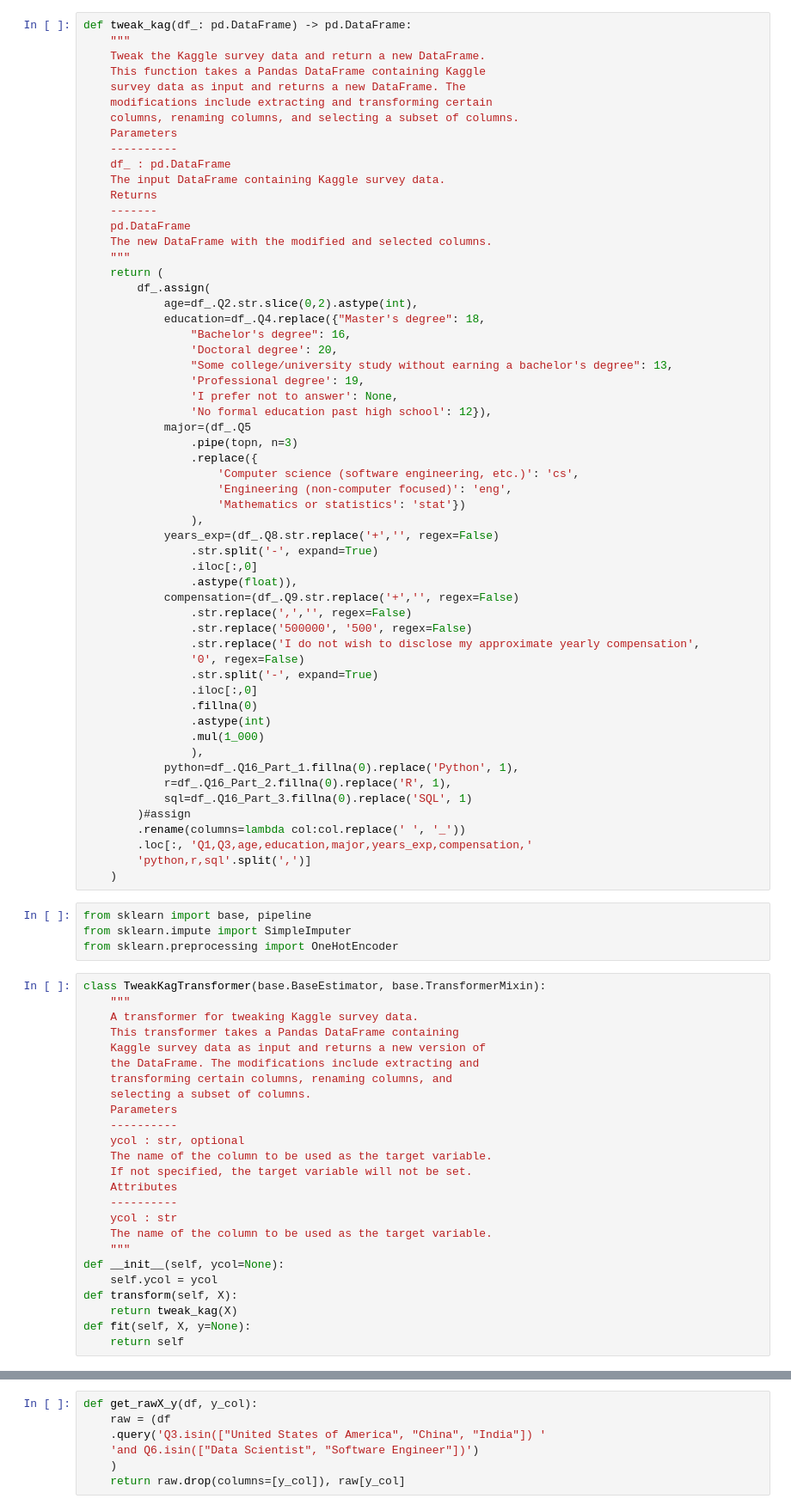
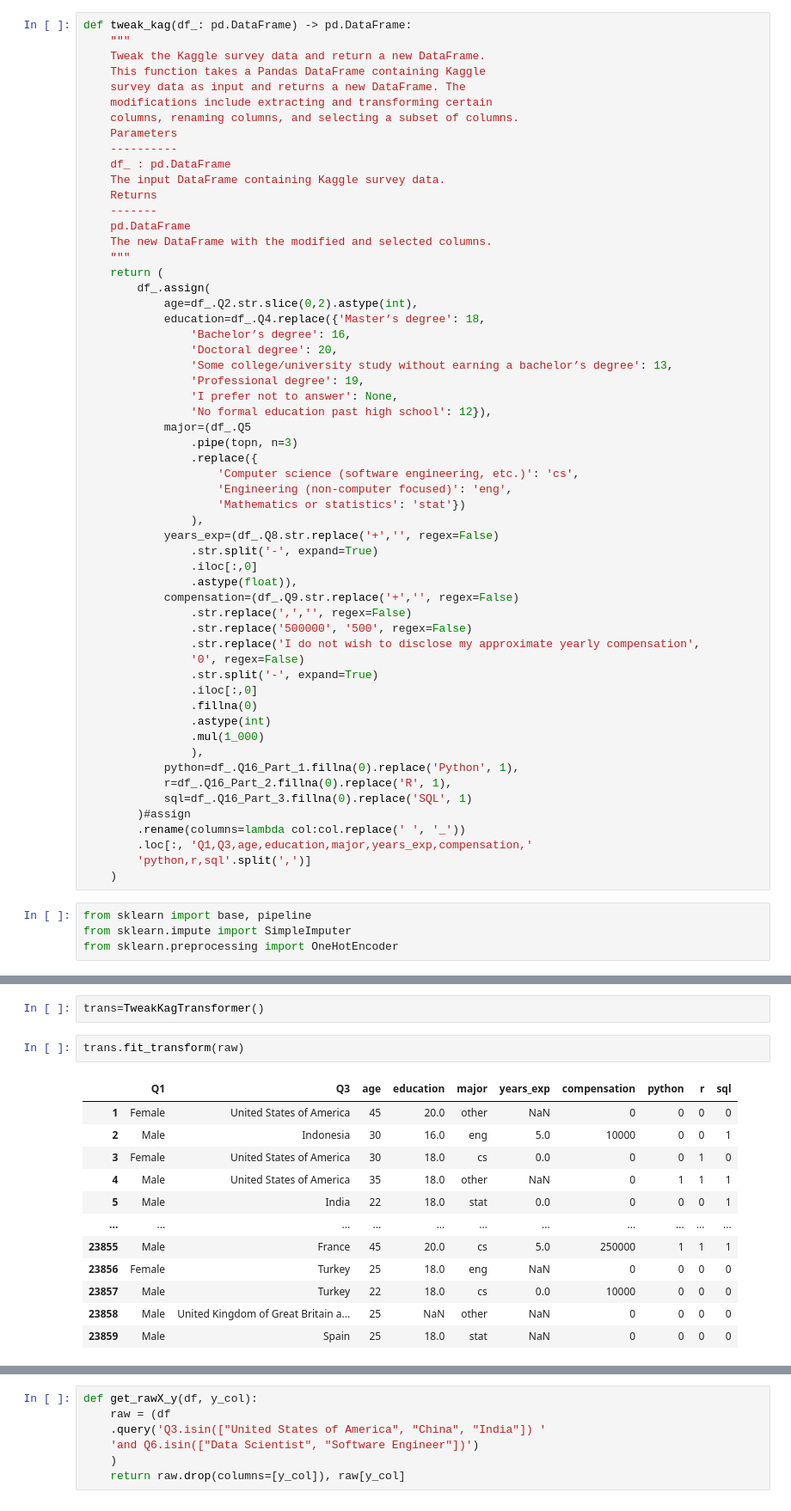
Before and after one commit to mackomarcin82/XGBoost, a Jupyter notebook: XGB2.ipynb, the cells around one changed output, grey strips where cells are left out. Shown: that part at 86% size. Saved outputs shown, nothing was run; the diff lists cells and outputs as text.

```diff
--- a/XGB2.ipynb
+++ b/XGB2.ipynb
@@ -82,10 +93,10 @@ def tweak_kag(df_: pd.DataFrame) -> pd.DataFrame:
     return (
         df_.assign(
             age=df_.Q2.str.slice(0,2).astype(int),
-            education=df_.Q4.replace({"Master's degree": 18,
-                "Bachelor's degree": 16,
+            education=df_.Q4.replace({'Master’s degree': 18,
+                'Bachelor’s degree': 16,
                 'Doctoral degree': 20,
-                "Some college/university study without earning a bachelor's degree": 13,
+                'Some college/university study without earning a bachelor’s degree': 13,
                 'Professional degree': 19,
                 'I prefer not to answer': None,
                 'No formal education past high school': 12}),
@@ -123,28 +134,3 @@ def tweak_kag(df_: pd.DataFrame) -> pd.DataFrame:
 from sklearn import base, pipeline
 from sklearn.impute import SimpleImputer
 from sklearn.preprocessing import OneHotEncoder
-# %%
-class TweakKagTransformer(base.BaseEstimator, base.TransformerMixin):
-    """
-    A transformer for tweaking Kaggle survey data.
-    This transformer takes a Pandas DataFrame containing
-    Kaggle survey data as input and returns a new version of
-    the DataFrame. The modifications include extracting and
-    transforming certain columns, renaming columns, and
-    selecting a subset of columns.
-    Parameters
-    ----------
-    ycol : str, optional
-    The name of the column to be used as the target variable.
-    If not specified, the target variable will not be set.
-    Attributes
-    ----------
-    ycol : str
-    The name of the column to be used as the target variable.
-    """
-def __init__(self, ycol=None):
-    self.ycol = ycol
-def transform(self, X):
-    return tweak_kag(X)
-def fit(self, X, y=None):
-    return self
@@ -150,0 +148,17 @@ def fit(self, X, y=None):
+# %%
+trans=TweakKagTransformer()
+# %%
+trans.fit_transform(raw)
+# %% [output]
+|  | Q1 | Q3 | age | education | major | years_exp | compensation | python | r | sql |
+| 1 | Female | United States of America | 45 | 20.0 | other | NaN | 0 | 0 | 0 | 0 |
+| 2 | Male | Indonesia | 30 | 16.0 | eng | 5.0 | 10000 | 0 | 0 | 1 |
+| 3 | Female | United States of America | 30 | 18.0 | cs | 0.0 | 0 | 0 | 1 | 0 |
+| 4 | Male | United States of America | 35 | 18.0 | other | NaN | 0 | 1 | 1 | 1 |
+| 5 | Male | India | 22 | 18.0 | stat | 0.0 | 0 | 0 | 0 | 1 |
+| ... | ... | ... | ... | ... | ... | ... | ... | ... | ... | ... |
+| 23855 | Male | France | 45 | 20.0 | cs | 5.0 | 250000 | 1 | 1 | 1 |
+| 23856 | Female | Turkey | 25 | 18.0 | eng | NaN | 0 | 0 | 0 | 0 |
+| 23857 | Male | Turkey | 22 | 18.0 | cs | 0.0 | 10000 | 0 | 0 | 0 |
+| 23858 | Male | United Kingdom of Great Britain a... | 25 | NaN | other | NaN | 0 | 0 | 0 | 0 |
+| 23859 | Male | Spain | 25 | 18.0 | stat | NaN | 0 | 0 | 0 | 0 |
```
Also changed, not shown: parts of 12 cells of this notebook.
